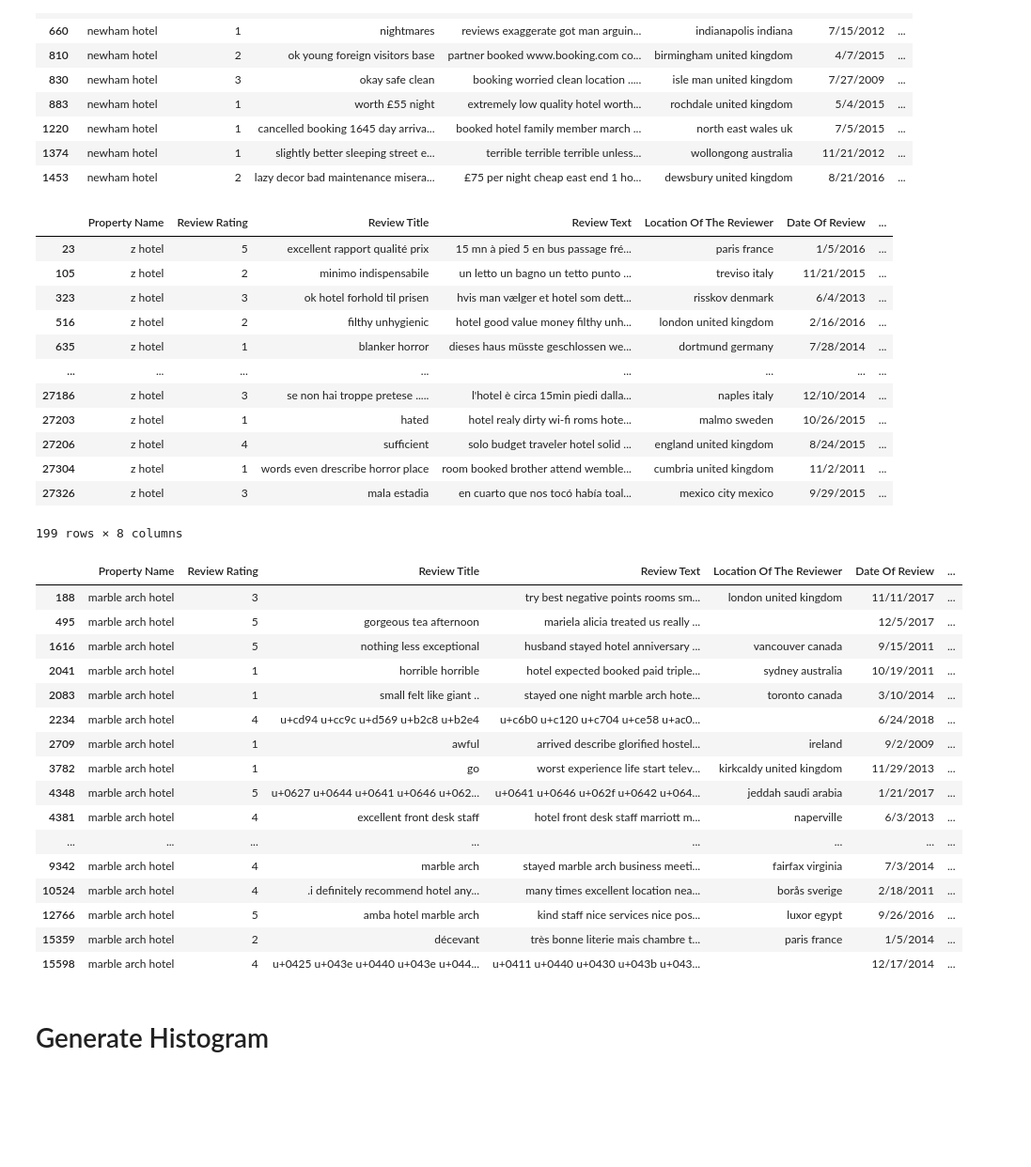
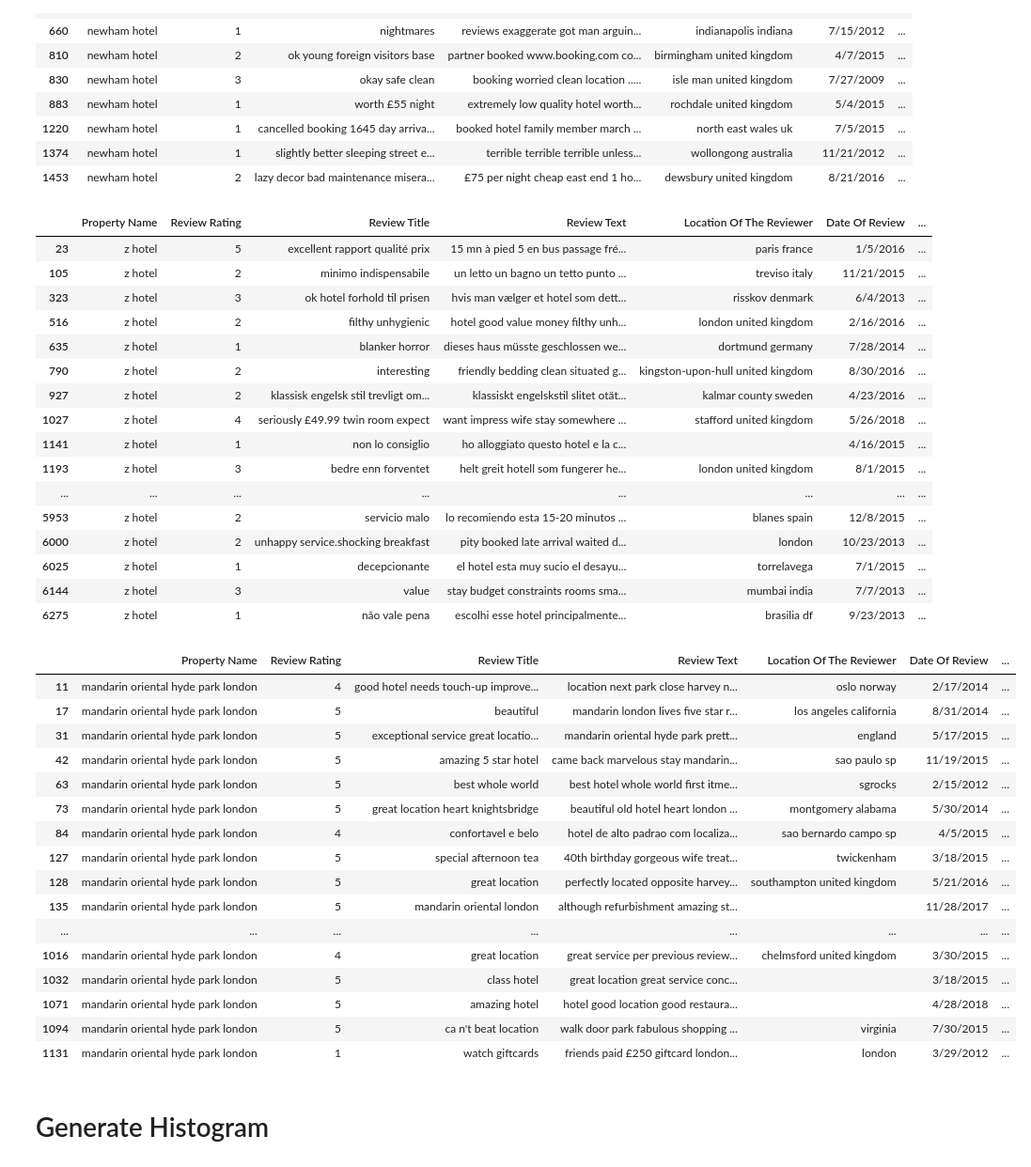
Before and after one commit to syedmuhammadshahrukh/nlp-sentiment-analysis, a Jupyter notebook: main.ipynb, the cells around one changed output. Shown: that part at 94% size. Saved outputs shown, nothing was run; the diff lists cells and outputs as text; code cells hidden in the pictures; blank space fills up the shorter version.

```diff
--- a/main.ipynb
+++ b/main.ipynb
@@ -169,7 +169,7 @@ data2.loc[data2['Property Name'] == 'newham hotel'].head(10)
 | 1374 | newham hotel | 1 | slightly better sleeping street e... | terrible terrible terrible unless... | wollongong australia | 11/21/2012 | ... |
 | 1453 | newham hotel | 2 | lazy decor bad maintenance misera... | £75 per night cheap east end 1 ho... | dewsbury united kingdom | 8/21/2016 | ... |
 # %%
-data2.loc[data2['Property Name'] == 'z hotel']
+data2.loc[data2['Property Name'] == 'z hotel'].head(50)
 # %% [output]
 |  | Property Name | Review Rating | Review Title | Review Text | Location Of The Reviewer | Date Of Review | ... |
 | 23 | z hotel | 5 | excellent rapport qualité prix | 15 mn à pied 5 en bus passage fré... | paris france | 1/5/2016 | ... |
@@ -177,33 +177,37 @@ data2.loc[data2['Property Name'] == 'z hotel']
 | 323 | z hotel | 3 | ok hotel forhold til prisen | hvis man vælger et hotel som dett... | risskov denmark | 6/4/2013 | ... |
 | 516 | z hotel | 2 | filthy unhygienic | hotel good value money filthy unh... | london united kingdom | 2/16/2016 | ... |
 | 635 | z hotel | 1 | blanker horror | dieses haus müsste geschlossen we... | dortmund germany | 7/28/2014 | ... |
+| 790 | z hotel | 2 | interesting | friendly bedding clean situated g... | kingston-upon-hull united kingdom | 8/30/2016 | ... |
+| 927 | z hotel | 2 | klassisk engelsk stil trevligt om... | klassiskt engelskstil slitet otät... | kalmar county sweden | 4/23/2016 | ... |
+| 1027 | z hotel | 4 | seriously £49.99 twin room expect | want impress wife stay somewhere ... | stafford united kingdom | 5/26/2018 | ... |
+| 1141 | z hotel | 1 | non lo consiglio | ho alloggiato questo hotel e la c... |  | 4/16/2015 | ... |
+| 1193 | z hotel | 3 | bedre enn forventet | helt greit hotell som fungerer he... | london united kingdom | 8/1/2015 | ... |
 | ... | ... | ... | ... | ... | ... | ... | ... |
-| 27186 | z hotel | 3 | se non hai troppe pretese ..... | l'hotel è circa 15min piedi dalla... | naples italy | 12/10/2014 | ... |
-| 27203 | z hotel | 1 | hated | hotel realy dirty wi-fi roms hote... | malmo sweden | 10/26/2015 | ... |
-| 27206 | z hotel | 4 | sufficient | solo budget traveler hotel solid ... | england united kingdom | 8/24/2015 | ... |
-| 27304 | z hotel | 1 | words even drescribe horror place | room booked brother attend wemble... | cumbria united kingdom | 11/2/2011 | ... |
-| 27326 | z hotel | 3 | mala estadia | en cuarto que nos tocó había toal... | mexico city mexico | 9/29/2015 | ... |
+| 5953 | z hotel | 2 | servicio malo | lo recomiendo esta 15-20 minutos ... | blanes spain | 12/8/2015 | ... |
+| 6000 | z hotel | 2 | unhappy service.shocking breakfast | pity booked late arrival waited d... | london | 10/23/2013 | ... |
+| 6025 | z hotel | 1 | decepcionante | el hotel esta muy sucio el desayu... | torrelavega | 7/1/2015 | ... |
+| 6144 | z hotel | 3 | value | stay budget constraints rooms sma... | mumbai india | 7/7/2013 | ... |
+| 6275 | z hotel | 1 | não vale pena | escolhi esse hotel principalmente... | brasilia df | 9/23/2013 | ... |
-199 rows × 8 columns
 # %%
-data2.loc[data2['Property Name'] == 'marble arch hotel'].head(20)
+data2.loc[data2['Property Name'] == 'mandarin oriental hyde park london'].head(50)
 # %% [output]
 |  | Property Name | Review Rating | Review Title | Review Text | Location Of The Reviewer | Date Of Review | ... |
-| 188 | marble arch hotel | 3 |  | try best negative points rooms sm... | london united kingdom | 11/11/2017 | ... |
-| 495 | marble arch hotel | 5 | gorgeous tea afternoon | mariela alicia treated us really ... |  | 12/5/2017 | ... |
-| 1616 | marble arch hotel | 5 | nothing less exceptional | husband stayed hotel anniversary ... | vancouver canada | 9/15/2011 | ... |
-| 2041 | marble arch hotel | 1 | horrible horrible | hotel expected booked paid triple... | sydney australia | 10/19/2011 | ... |
-| 2083 | marble arch hotel | 1 | small felt like giant .. | stayed one night marble arch hote... | toronto canada | 3/10/2014 | ... |
-| 2234 | marble arch hotel | 4 | u+cd94 u+cc9c u+d569 u+b2c8 u+b2e4 | u+c6b0 u+c120 u+c704 u+ce58 u+ac0... |  | 6/24/2018 | ... |
-| 2709 | marble arch hotel | 1 | awful | arrived describe glorified hostel... | ireland | 9/2/2009 | ... |
-| 3782 | marble arch hotel | 1 | go | worst experience life start telev... | kirkcaldy united kingdom | 11/29/2013 | ... |
-| 4348 | marble arch hotel | 5 | u+0627 u+0644 u+0641 u+0646 u+062... | u+0641 u+0646 u+062f u+0642 u+064... | jeddah saudi arabia | 1/21/2017 | ... |
-| 4381 | marble arch hotel | 4 | excellent front desk staff | hotel front desk staff marriott m... | naperville | 6/3/2013 | ... |
+| 11 | mandarin oriental hyde park london | 4 | good hotel needs touch-up improve... | location next park close harvey n... | oslo norway | 2/17/2014 | ... |
+| 17 | mandarin oriental hyde park london | 5 | beautiful | mandarin london lives five star r... | los angeles california | 8/31/2014 | ... |
+| 31 | mandarin oriental hyde park london | 5 | exceptional service great locatio... | mandarin oriental hyde park prett... | england | 5/17/2015 | ... |
+| 42 | mandarin oriental hyde park london | 5 | amazing 5 star hotel | came back marvelous stay mandarin... | sao paulo sp | 11/19/2015 | ... |
+| 63 | mandarin oriental hyde park london | 5 | best whole world | best hotel whole world first itme... | sgrocks | 2/15/2012 | ... |
+| 73 | mandarin oriental hyde park london | 5 | great location heart knightsbridge | beautiful old hotel heart london ... | montgomery alabama | 5/30/2014 | ... |
+| 84 | mandarin oriental hyde park london | 4 | confortavel e belo | hotel de alto padrao com localiza... | sao bernardo campo sp | 4/5/2015 | ... |
+| 127 | mandarin oriental hyde park london | 5 | special afternoon tea | 40th birthday gorgeous wife treat... | twickenham | 3/18/2015 | ... |
+| 128 | mandarin oriental hyde park london | 5 | great location | perfectly located opposite harvey... | southampton united kingdom | 5/21/2016 | ... |
+| 135 | mandarin oriental hyde park london | 5 | mandarin oriental london | although refurbishment amazing st... |  | 11/28/2017 | ... |
 | ... | ... | ... | ... | ... | ... | ... | ... |
-| 9342 | marble arch hotel | 4 | marble arch | stayed marble arch business meeti... | fairfax virginia | 7/3/2014 | ... |
-| 10524 | marble arch hotel | 4 | .i definitely recommend hotel any... | many times excellent location nea... | borås sverige | 2/18/2011 | ... |
-| 12766 | marble arch hotel | 5 | amba hotel marble arch | kind staff nice services nice pos... | luxor egypt | 9/26/2016 | ... |
-| 15359 | marble arch hotel | 2 | décevant | très bonne literie mais chambre t... | paris france | 1/5/2014 | ... |
-| 15598 | marble arch hotel | 4 | u+0425 u+043e u+0440 u+043e u+044... | u+0411 u+0440 u+0430 u+043b u+043... |  | 12/17/2014 | ... |
+| 1016 | mandarin oriental hyde park london | 4 | great location | great service per previous review... | chelmsford united kingdom | 3/30/2015 | ... |
+| 1032 | mandarin oriental hyde park london | 5 | class hotel | great location great service conc... |  | 3/18/2015 | ... |
+| 1071 | mandarin oriental hyde park london | 5 | amazing hotel | hotel good location good restaura... |  | 4/28/2018 | ... |
+| 1094 | mandarin oriental hyde park london | 5 | ca n't beat location | walk door park fabulous shopping ... | virginia | 7/30/2015 | ... |
+| 1131 | mandarin oriental hyde park london | 1 | watch giftcards | friends paid £250 giftcard london... | london | 3/29/2012 | ... |
 # %% [markdown]
 # Generate Histogram
 # %%
```
Also changed, not shown: parts of 2 cells of this notebook.
